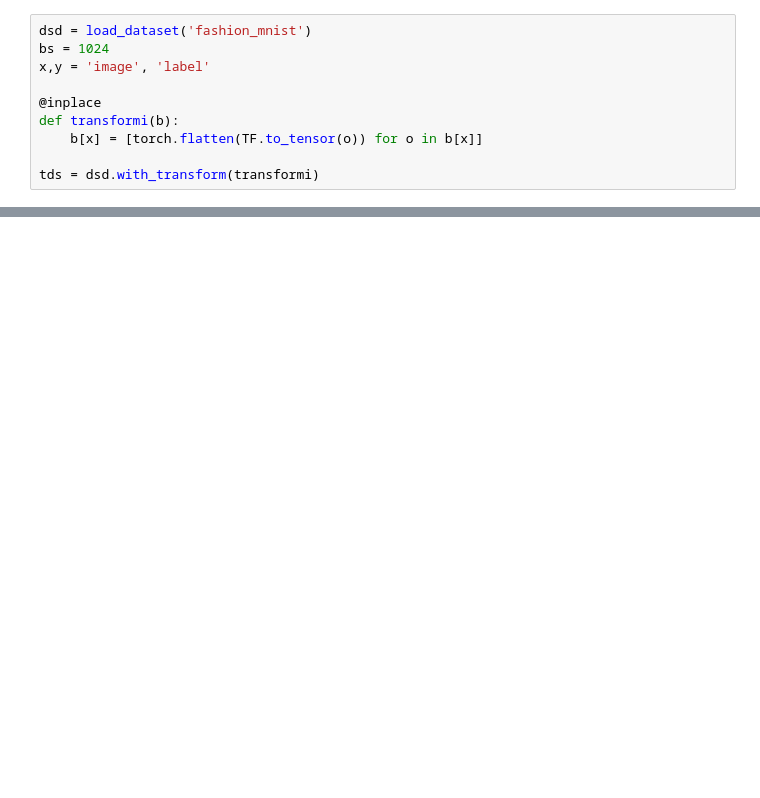
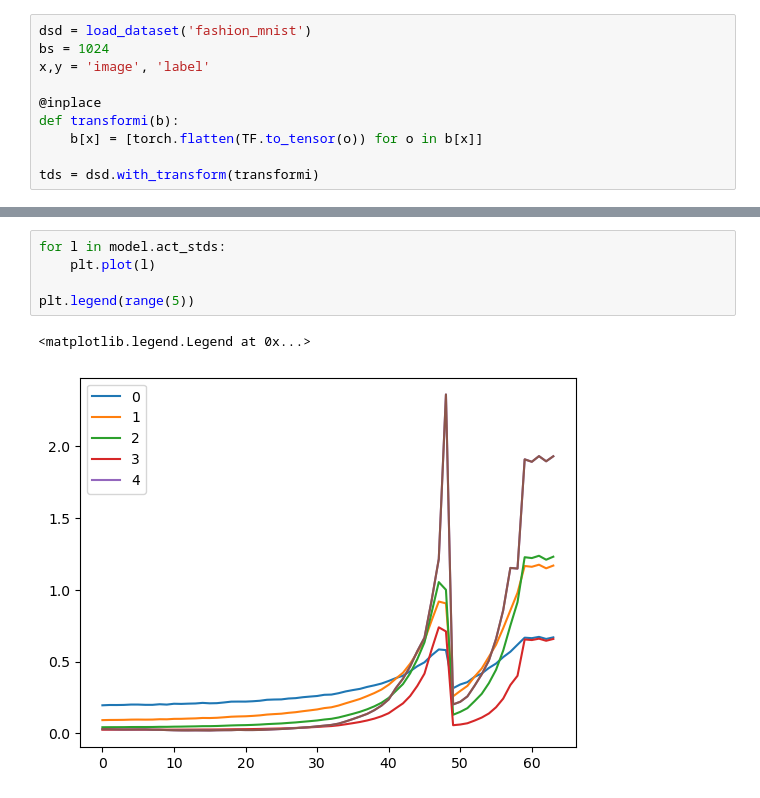
Before and after one commit to dimitarrskv/ai-shenaningans, a Jupyter notebook: fastai/index.ipynb, the cells around one changed output, grey strips where cells are left out. Saved outputs shown, nothing was run; the diff lists cells and outputs as text; blank space fills up the shorter version.

```diff
--- a/fastai/index.ipynb
+++ b/fastai/index.ipynb
@@ -140,0 +122,8 @@ AttributeError: 'TrainLearner' object has no attribute 'calc_stats'
+# %%
+for l in model.act_stds:
+    plt.plot(l)
+
+plt.legend(range(5))
+# %% [output]
+<matplotlib.legend.Legend at 0x...>
+[figure, added]
```
Also changed, not shown: parts of 17 cells of this notebook, 5 other files.
